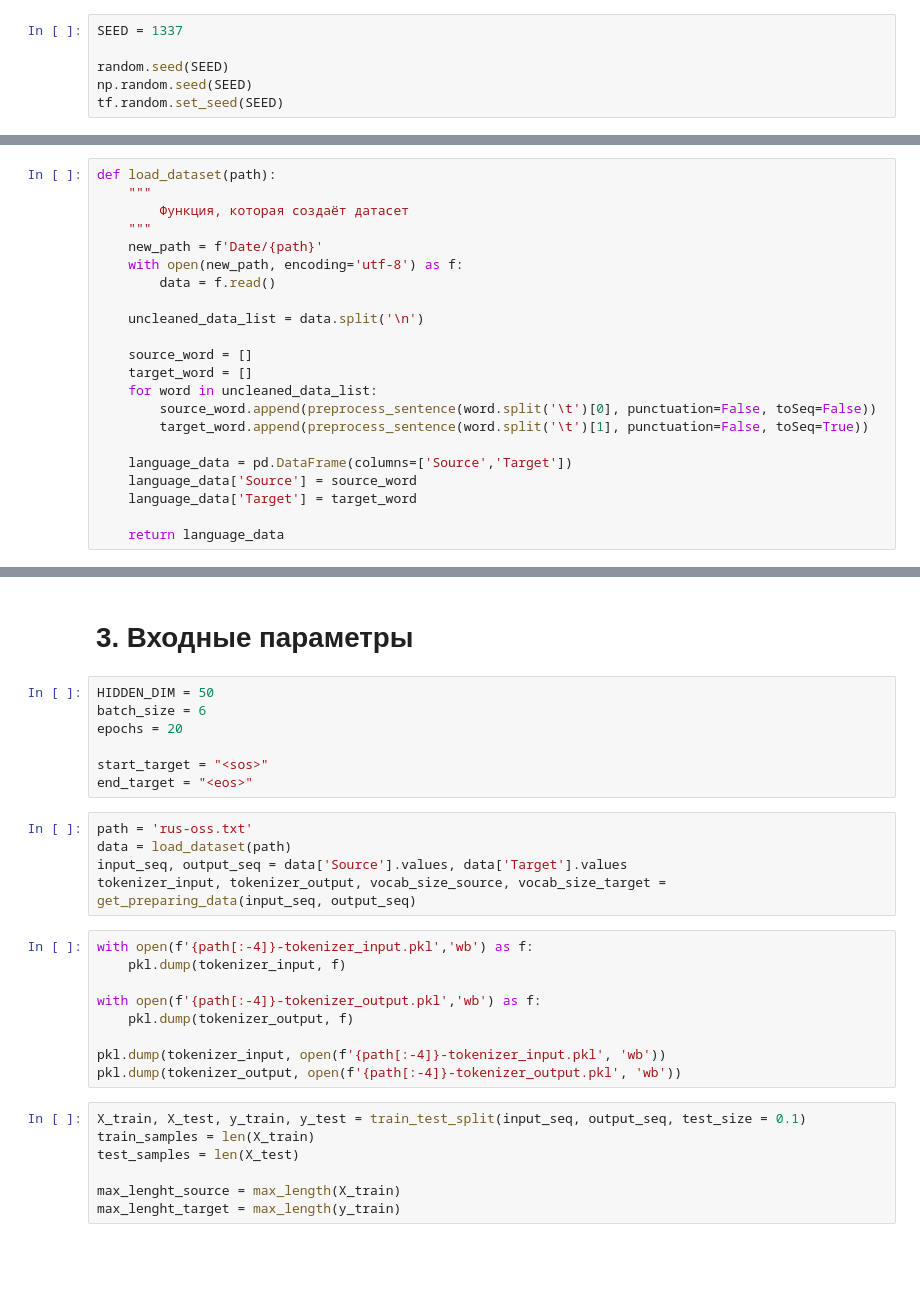
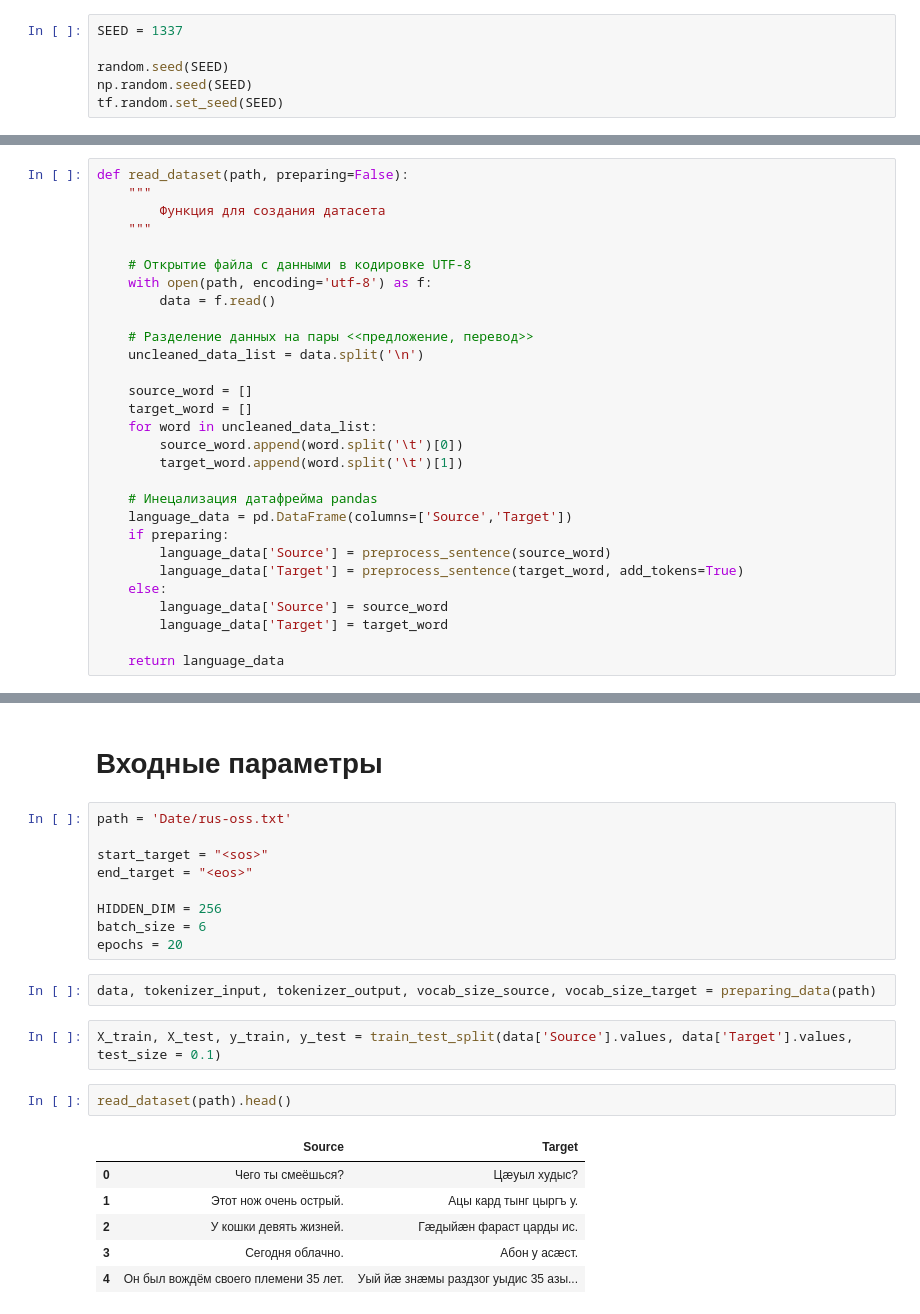
Before and after one commit to Onigatari/Graduate-Work, a Jupyter notebook: Notebook/Remain-GRU.ipynb, the cells around one changed output, grey strips where cells are left out. Cells and saved outputs as stored; diff of their text form; blank space fills up the shorter version.

```diff
--- a/Notebook/Remain-GRU.ipynb
+++ b/Notebook/Remain-GRU.ipynb
@@ -57,23 +60,30 @@ def preprocess_sentence(w, punctuation=False, toSeq=False):
 # %%
-def load_dataset(path):
+def read_dataset(path, preparing=False):
     """
-        Функция, которая создаёт датасет
+        Функция для создания датасета
     """
-    new_path = f'Date/{path}'
-    with open(new_path, encoding='utf-8') as f:
+
+    # Открытие файла с данными в кодировке UTF-8
+    with open(path, encoding='utf-8') as f:
         data = f.read()
 
+    # Разделение данных на пары <<предложение, перевод>>
     uncleaned_data_list = data.split('\n')
 
     source_word = []
     target_word = []
     for word in uncleaned_data_list:
-        source_word.append(preprocess_sentence(word.split('\t')[0], punctuation=False, toSeq=False))
-        target_word.append(preprocess_sentence(word.split('\t')[1], punctuation=False, toSeq=True))
+        source_word.append(word.split('\t')[0])
+        target_word.append(word.split('\t')[1])
 
+    # Инецализация датафрейма pandas
     language_data = pd.DataFrame(columns=['Source','Target'])
-    language_data['Source'] = source_word
-    language_data['Target'] = target_word
+    if preparing:
+        language_data['Source'] = preprocess_sentence(source_word)
+        language_data['Target'] = preprocess_sentence(target_word, add_tokens=True)
+    else:
+        language_data['Source'] = source_word
+        language_data['Target'] = target_word
 
     return language_data
 # %%
@@ -169,30 +178,24 @@ def Batch(X, Y, batch_size):
 # %% [markdown]
-# 3. Входные параметры
+# Входные параметры
 # %%
-HIDDEN_DIM = 50
-batch_size = 6
-epochs = 20
+path = 'Date/rus-oss.txt'
 
 start_target = "<sos>"
 end_target = "<eos>"
+
+HIDDEN_DIM = 256
+batch_size = 6
+epochs = 20
 # %%
-path = 'rus-oss.txt'
-data = load_dataset(path)
-input_seq, output_seq = data['Source'].values, data['Target'].values
-tokenizer_input, tokenizer_output, vocab_size_source, vocab_size_target = get_preparing_data(input_seq, output_seq)
+data, tokenizer_input, tokenizer_output, vocab_size_source, vocab_size_target = preparing_data(path)
-# %%
-with open(f'{path[:-4]}-tokenizer_input.pkl','wb') as f:
-    pkl.dump(tokenizer_input, f)
-
-with open(f'{path[:-4]}-tokenizer_output.pkl','wb') as f:
-    pkl.dump(tokenizer_output, f)
-
-pkl.dump(tokenizer_input, open(f'{path[:-4]}-tokenizer_input.pkl', 'wb'))
-pkl.dump(tokenizer_output, open(f'{path[:-4]}-tokenizer_output.pkl', 'wb'))
 # %%
-X_train, X_test, y_train, y_test = train_test_split(input_seq, output_seq, test_size = 0.1)
-train_samples = len(X_train)
-test_samples = len(X_test)
-
-max_lenght_source = max_length(X_train)
-max_lenght_target = max_length(y_train)
+X_train, X_test, y_train, y_test = train_test_split(data['Source'].values, data['Target'].values, test_size = 0.1)
+# %%
+read_dataset(path).head()
+# %% [output]
+|  | Source | Target |
+| 0 | Чего ты смеёшься? | Цæуыл худыс? |
+| 1 | Этот нож очень острый. | Ацы кард тынг цыргъ у. |
+| 2 | У кошки девять жизней. | Гæдыйæн фараст царды ис. |
+| 3 | Сегодня облачно. | Абон у асæст. |
+| 4 | Он был вождём своего племени 35 лет. | Уый йæ знæмы раздзог уыдис 35 азы... |
```
Also changed, not shown: parts of 51 cells of this notebook, 24 other files.
